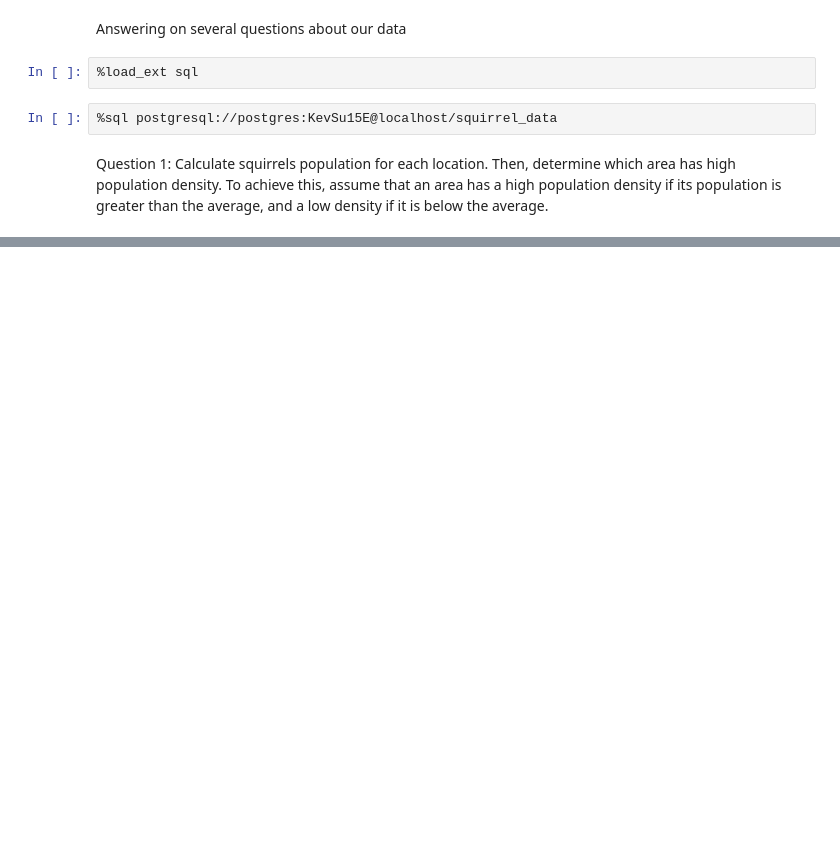
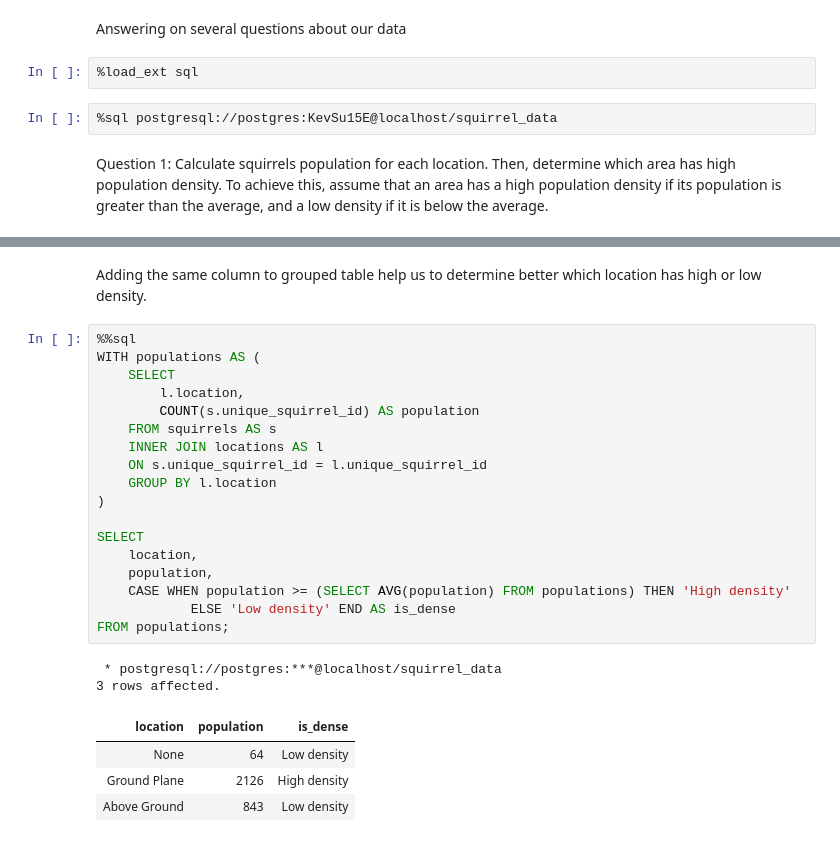
Before and after one commit to ValRudyka/squirrel_census, a Jupyter notebook: analysis.ipynb, the cells around one changed output, grey strips where cells are left out. Drawn from its saved outputs; the diff is of its cells as text; blank space fills up the shorter version.

```diff
--- a/analysis.ipynb
+++ b/analysis.ipynb
@@ -52,0 +54,27 @@ ON l.location = p.location;
+# %% [markdown]
+Adding the same column to grouped table help us to determine  better which location has high or low density.
+# %%
+%%sql
+WITH populations AS (
+    SELECT
+        l.location,
+        COUNT(s.unique_squirrel_id) AS population
+    FROM squirrels AS s
+    INNER JOIN locations AS l
+    ON s.unique_squirrel_id = l.unique_squirrel_id
+    GROUP BY l.location
+)
+
+SELECT
+    location,
+    population,
+    CASE WHEN population >= (SELECT AVG(population) FROM populations) THEN 'High density'
+            ELSE 'Low density' END AS is_dense
+FROM populations;
+# %% [output]
+ * postgresql://postgres:***@localhost/squirrel_data
+3 rows affected.
+| location | population | is_dense |
+| None | 64 | Low density |
+| Ground Plane | 2126 | High density |
+| Above Ground | 843 | Low density |
```
Also changed, not shown: parts of 1 cell of this notebook.
